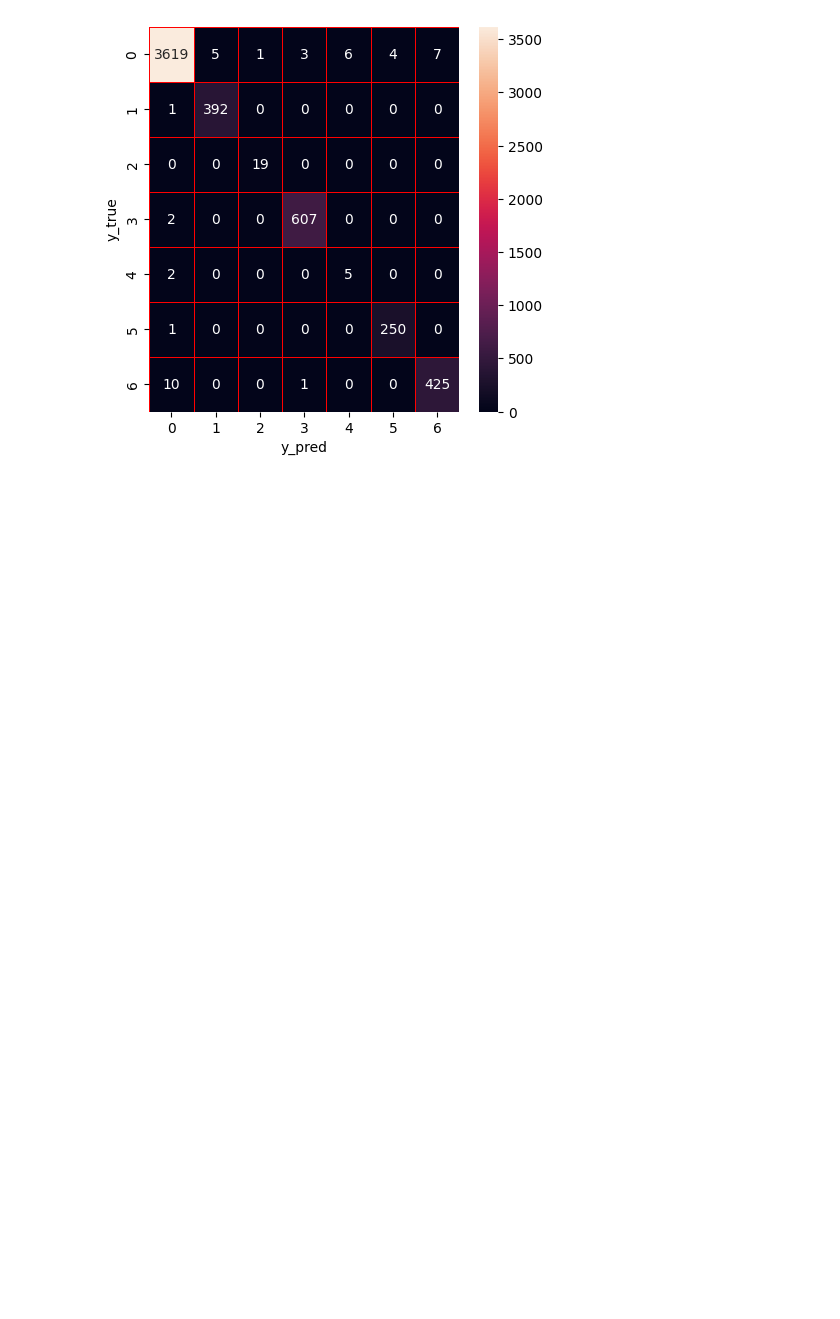
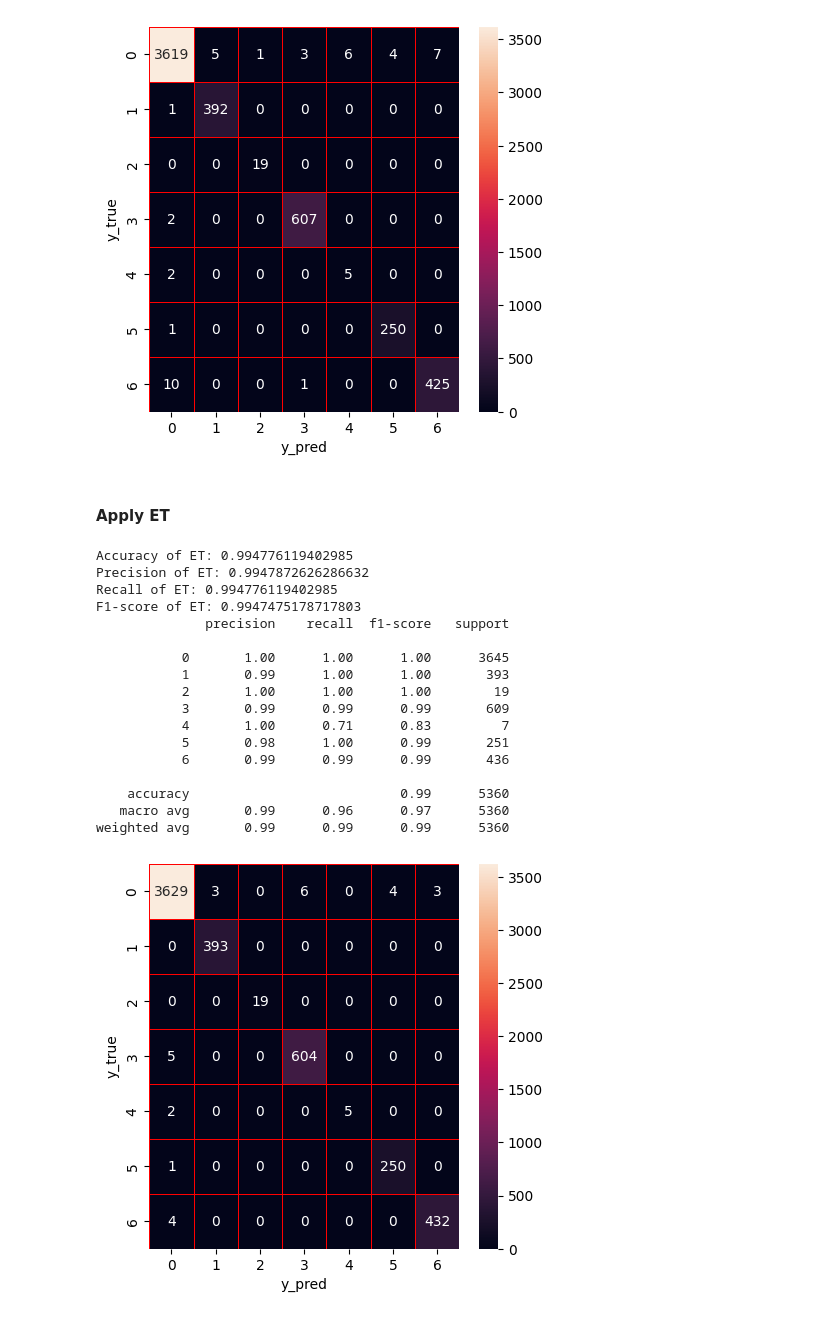
Before and after one commit to divya-392/Master-s-Project, a Jupyter notebook: MTH_IDS.ipynb, the cells around one changed output. Cells and saved outputs as stored; diff of their text form; code cells hidden in the pictures; blank space fills up the shorter version.

Commit message:
Added Hperparameter optimization of Extra Trees in the Notebook

```diff
--- a/MTH_IDS.ipynb
+++ b/MTH_IDS.ipynb
@@ -630,3 +630,42 @@ weighted avg       0.99      0.99      0.99      5360
 # %%
 dt_train=dt_hpo.predict(X_train)
 dt_test=dt_hpo.predict(X_test)
+# %% [markdown]
+#### Apply ET
+# %%
+et = ExtraTreesClassifier(random_state = 0)
+et.fit(X_train,y_train)
+et_score=et.score(X_test,y_test)
+y_predict=et.predict(X_test)
+y_true=y_test
+print('Accuracy of ET: '+ str(et_score))
+precision,recall,fscore,none= precision_recall_fscore_support(y_true, y_predict, average='weighted')
+print('Precision of ET: '+(str(precision)))
+print('Recall of ET: '+(str(recall)))
+print('F1-score of ET: '+(str(fscore)))
+print(classification_report(y_true,y_predict))
+cm=confusion_matrix(y_true,y_predict)
+f,ax=plt.subplots(figsize=(5,5))
+sns.heatmap(cm,annot=True,linewidth=0.5,linecolor="red",fmt=".0f",ax=ax)
+plt.xlabel("y_pred")
+plt.ylabel("y_true")
+plt.show()
+# %% [output]
+Accuracy of ET: 0.994776119402985
+Precision of ET: 0.9947872626286632
+Recall of ET: 0.994776119402985
+F1-score of ET: 0.9947475178717803
+              precision    recall  f1-score   support
+
+           0       1.00      1.00      1.00      3645
+           1       0.99      1.00      1.00       393
+           2       1.00      1.00      1.00        19
+           3       0.99      0.99      0.99       609
+           4       1.00      0.71      0.83         7
+           5       0.98      1.00      0.99       251
+           6       0.99      0.99      0.99       436
+
+    accuracy                           0.99      5360
+   macro avg       0.99      0.96      0.97      5360
+weighted avg       0.99      0.99      0.99      5360
+[figure, added]
```
Also changed, not shown: parts of 4 cells of this notebook.
